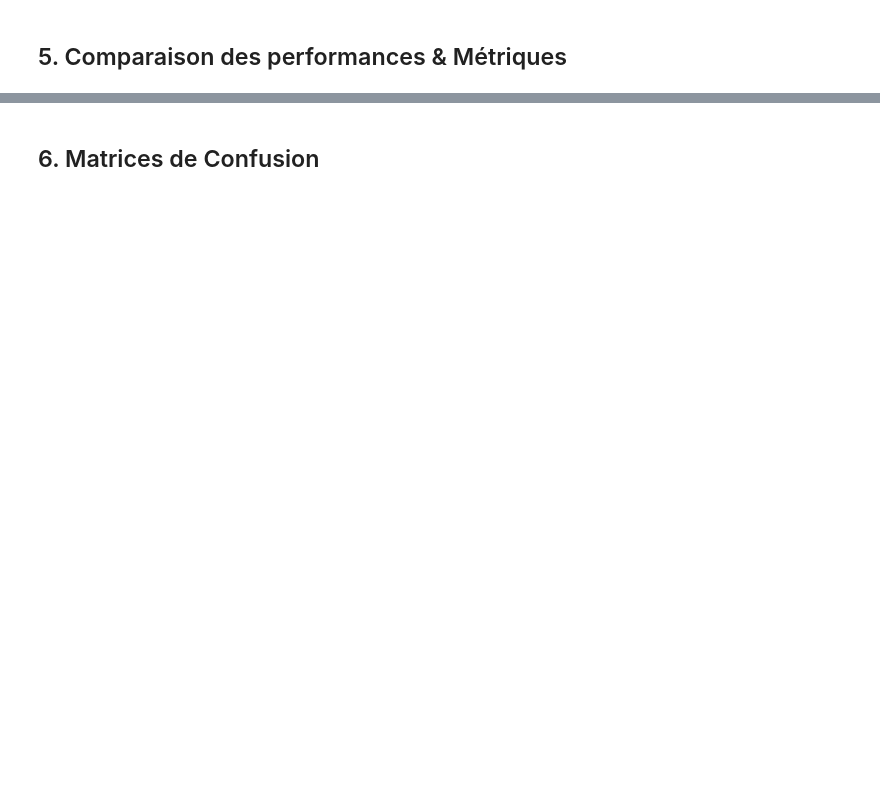
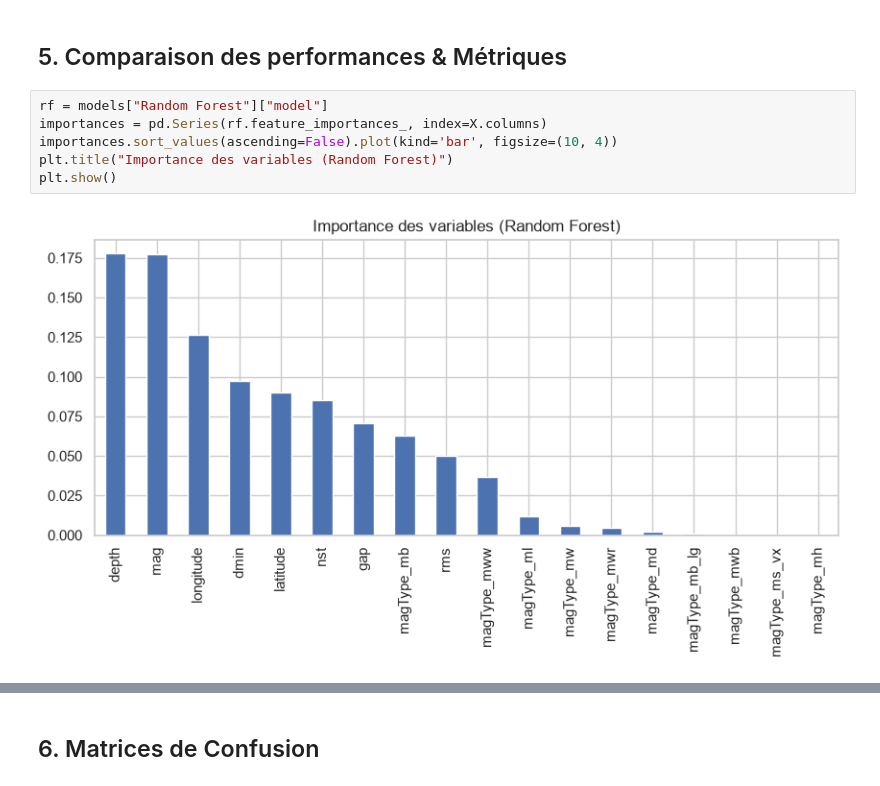
Before and after one commit to tarekalsemaan/USGS-Earthquake-AI, a Jupyter notebook: notebooks/04_Model_Risk_Factors.ipynb, the cells around one changed output, grey strips where cells are left out. Saved outputs shown, nothing was run; the diff lists cells and outputs as text; blank space fills up the shorter version.

```diff
--- a/notebooks/04_Model_Risk_Factors.ipynb
+++ b/notebooks/04_Model_Risk_Factors.ipynb
@@ -241,5 +316,13 @@ for name, config in models.items():
 # %% [markdown]
 ## 5. Comparaison des performances & Métriques
+# %%
+rf = models["Random Forest"]["model"]
+importances = pd.Series(rf.feature_importances_, index=X.columns)
+importances.sort_values(ascending=False).plot(kind='bar', figsize=(10, 4))
+plt.title("Importance des variables (Random Forest)")
+plt.show()
+# %% [output]
+[figure, added]
 # %%
 results = []
 
```
Also changed, not shown: parts of 12 cells of this notebook.
